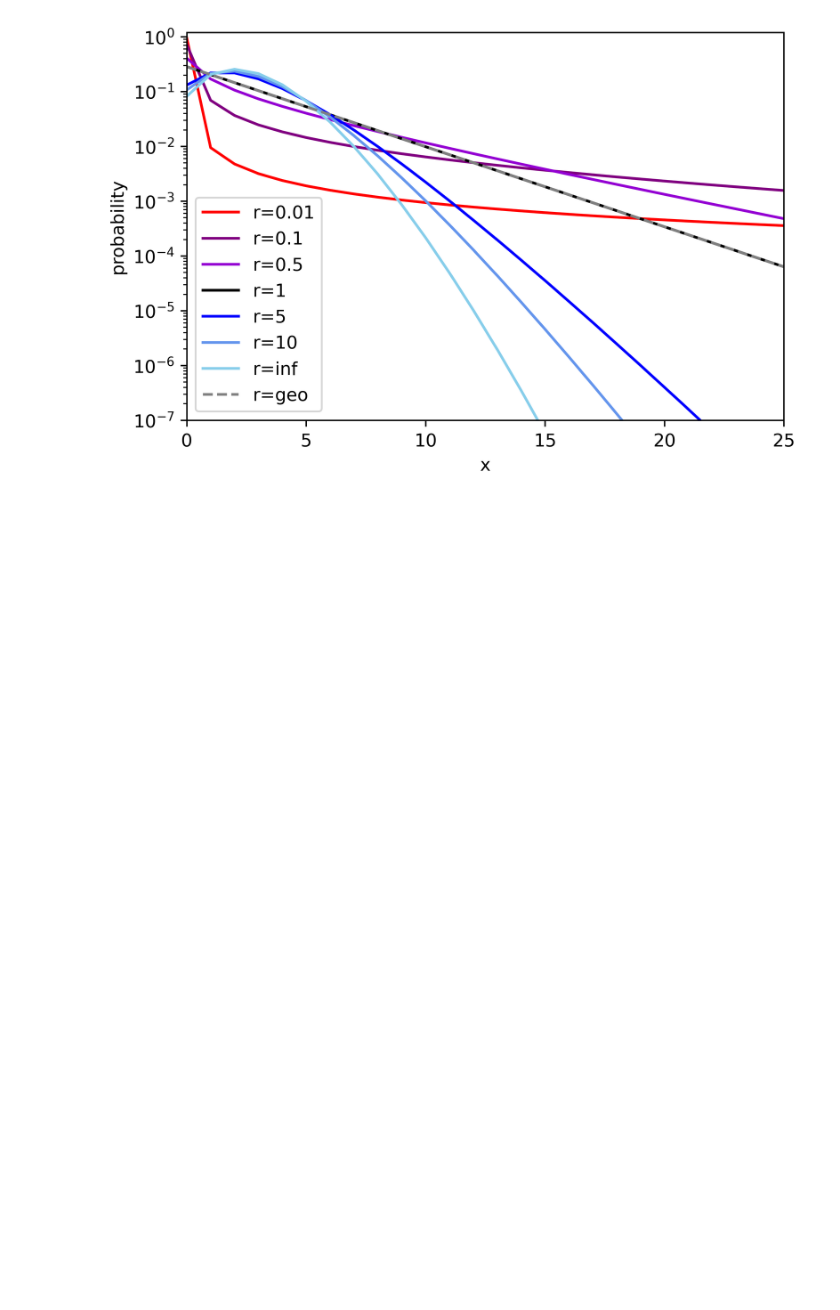
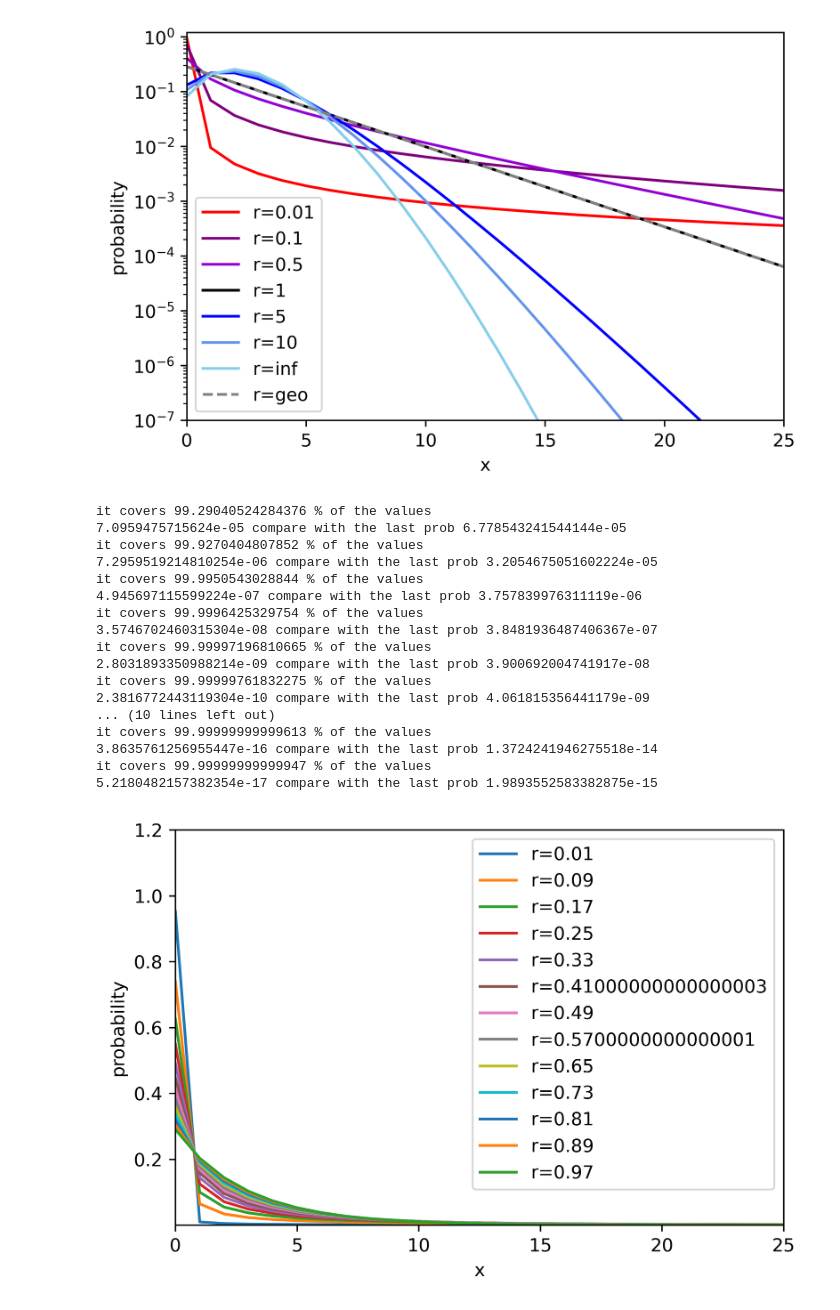
Before and after one commit to Qing1011/branchingmodel, a Jupyter notebook: notebook/model_initials.ipynb, the cells around one changed output. Drawn from its saved outputs; the diff is of its cells as text; code cells hidden in the pictures; blank space fills up the shorter version.

```diff
--- a/notebook/model_initials.ipynb
+++ b/notebook/model_initials.ipynb
@@ -68,3 +68,48 @@ it covers 100.0 % of the values
 it covers 99.99999999999976 % of the values
 2.4424906541753444e-17 compare with the last prob 9.755654775956703e-16
 [figure]
+# %%
+x_cutoff = 100
+R0 = 2.5  ## the model input
+plt.figure(dpi=450,figsize=(6,4))
+for r in np.arange(0.01, 1, 0.08):
+    weights = np.zeros(x_cutoff)
+
+    p = r/(R0+r)
+    for i in range(x_cutoff):
+        temp1=SS.gamma(r+i)/SS.gamma(r)/SS.gamma((i+1))*np.power(p,r)*np.power((1-p),i)
+        weights[i] = temp1
+    weights_n = weights/np.sum(weights)
+    plt.plot(range(100),weights_n,label=r'r={}'.format(r))
+    print('it covers', np.sum(weights)*100,'% of the values') ## to generate the sample, the sum up probe should be 1
+    ## we can assign/compare the rest of prob to each one
+    prob_res = (1- np.sum(weights))/x_cutoff
+    print (prob_res, 'compare with the last prob', weights[-1])
+    ## normalise the weights to 1
+
+plt.legend()
+# plt.yscale('log')
+plt.ylim(0.0000001,1.2)
+plt.xlim(0.,25)
+plt.xlabel('x')
+plt.ylabel('probability')
+plt.show()
+# %% [output]
+it covers 99.29040524284376 % of the values
+7.0959475715624e-05 compare with the last prob 6.778543241544144e-05
+it covers 99.9270404807852 % of the values
+7.2959519214810254e-06 compare with the last prob 3.2054675051602224e-05
+it covers 99.9950543028844 % of the values
+4.945697115599224e-07 compare with the last prob 3.757839976311119e-06
+it covers 99.9996425329754 % of the values
+3.5746702460315304e-08 compare with the last prob 3.8481936487406367e-07
+it covers 99.99997196810665 % of the values
+2.8031893350988214e-09 compare with the last prob 3.900692004741917e-08
+it covers 99.99999761832275 % of the values
+2.3816772443119304e-10 compare with the last prob 4.061815356441179e-09
+... (10 lines left out)
+it covers 99.99999999999613 % of the values
+3.8635761256955447e-16 compare with the last prob 1.3724241946275518e-14
+it covers 99.99999999999947 % of the values
+5.2180482157382354e-17 compare with the last prob 1.9893552583382875e-15
+[figure, added]
```
Also changed, not shown: 10 other files.
